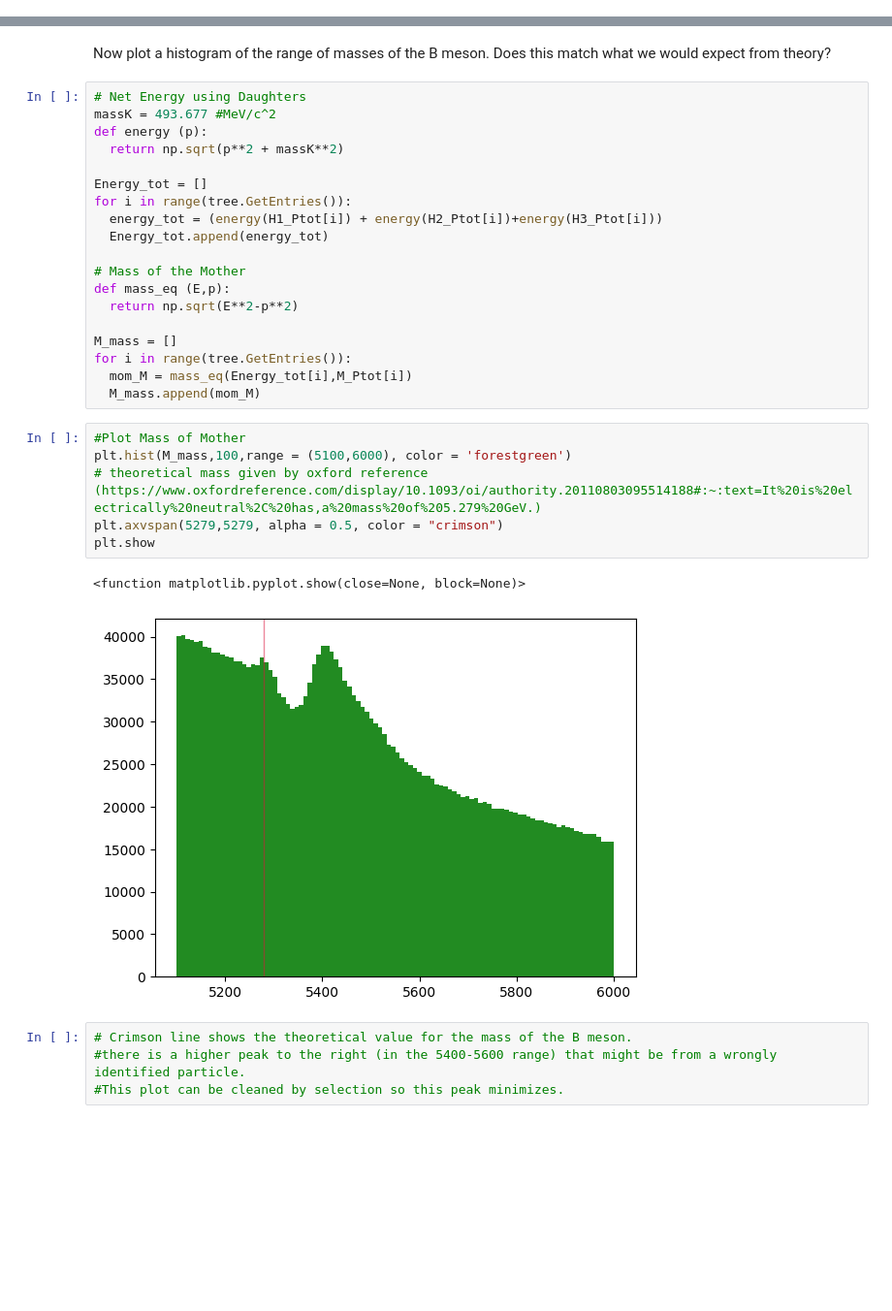
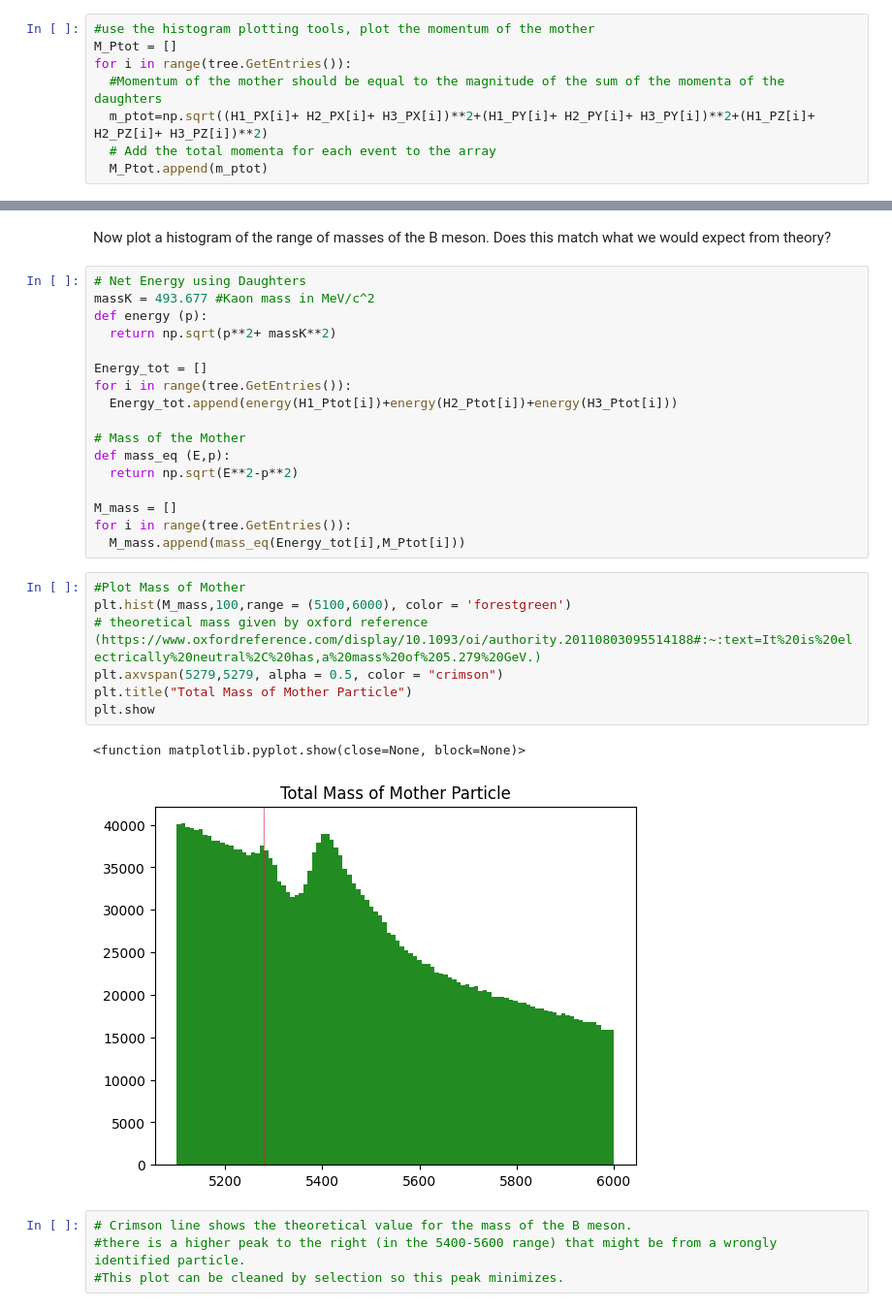
Before and after one commit to SmrithiCh/PRA3024-, a Jupyter notebook: PRA3024_Particle_Physics_W4.ipynb, the cells around one changed output, grey strips where cells are left out. Shown: that part at 97% size. Saved outputs shown, nothing was run; the diff lists cells and outputs as text; blank space fills up the shorter version.

```diff
--- a/PRA3024_Particle_Physics_W4.ipynb
+++ b/PRA3024_Particle_Physics_W4.ipynb
@@ -212,3 +247,11 @@ for i in range(tree.GetEntries()):
+# %%
+#use the histogram plotting tools, plot the momentum of the mother
+M_Ptot = []
+for i in range(tree.GetEntries()):
+  #Momentum of the mother should be equal to the magnitude of the sum of the momenta of the daughters
+  m_ptot=np.sqrt((H1_PX[i]+ H2_PX[i]+ H3_PX[i])**2+(H1_PY[i]+ H2_PY[i]+ H3_PY[i])**2+(H1_PZ[i]+ H2_PZ[i]+ H3_PZ[i])**2)
+  # Add the total momenta for each event to the array
+  M_Ptot.append(m_ptot)
 # %%
 #Plot the Daughters' Momenta
 import matplotlib.pyplot as plt
@@ -250,14 +299,13 @@ Now plot a histogram of the range of masses of the B meson.
 Does this match what we would expect from theory?
 # %%
 # Net Energy using Daughters
-massK = 493.677 #MeV/c^2
+massK = 493.677 #Kaon mass in MeV/c^2
 def energy (p):
-  return np.sqrt(p**2 + massK**2)
+  return np.sqrt(p**2+ massK**2)
 
 Energy_tot = []
 for i in range(tree.GetEntries()):
-  energy_tot = (energy(H1_Ptot[i]) + energy(H2_Ptot[i])+energy(H3_Ptot[i]))
-  Energy_tot.append(energy_tot)
+  Energy_tot.append(energy(H1_Ptot[i])+energy(H2_Ptot[i])+energy(H3_Ptot[i]))
 
 # Mass of the Mother
 def mass_eq (E,p):
@@ -265,17 +313,17 @@ def mass_eq (E,p):
 
 M_mass = []
 for i in range(tree.GetEntries()):
-  mom_M = mass_eq(Energy_tot[i],M_Ptot[i])
-  M_mass.append(mom_M)
+  M_mass.append(mass_eq(Energy_tot[i],M_Ptot[i]))
 # %%
 #Plot Mass of Mother
 plt.hist(M_mass,100,range = (5100,6000), color = 'forestgreen')
 # theoretical mass given by oxford reference (https://www.oxfordreference.com/display/10.1093/oi/authority.20110803095514188#:~:text=It%20is%20electrically%20neutral%2C%20has,a%20mass%20of%205.279%20GeV.)
 plt.axvspan(5279,5279, alpha = 0.5, color = "crimson")
+plt.title("Total Mass of Mother Particle")
 plt.show
 # %% [output]
 <function matplotlib.pyplot.show(close=None, block=None)>
-[figure, old version]
+[figure, new version]
 # %%
 # Crimson line shows the theoretical value for the mass of the B meson.
 #there is a higher peak to the right (in the 5400-5600 range) that might be from a wrongly identified particle.
```
Also changed, not shown: parts of 23 cells of this notebook.
